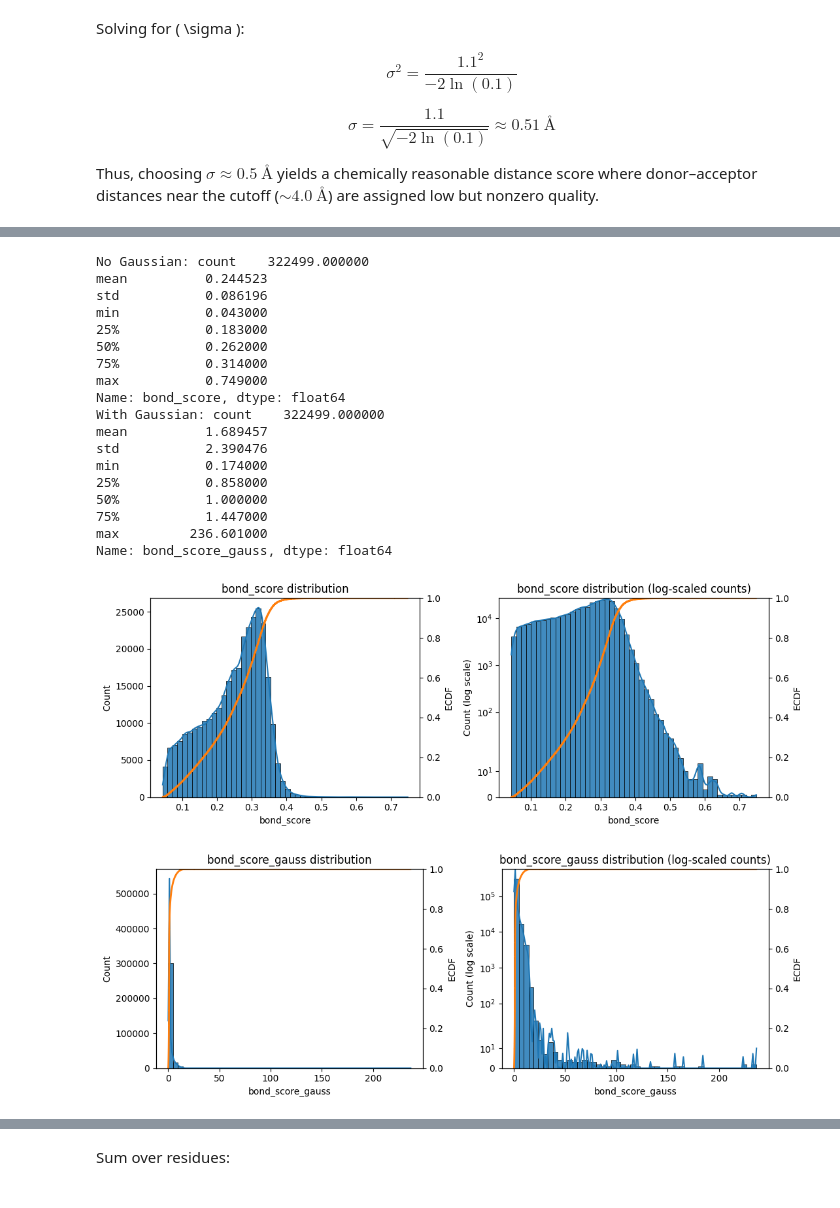
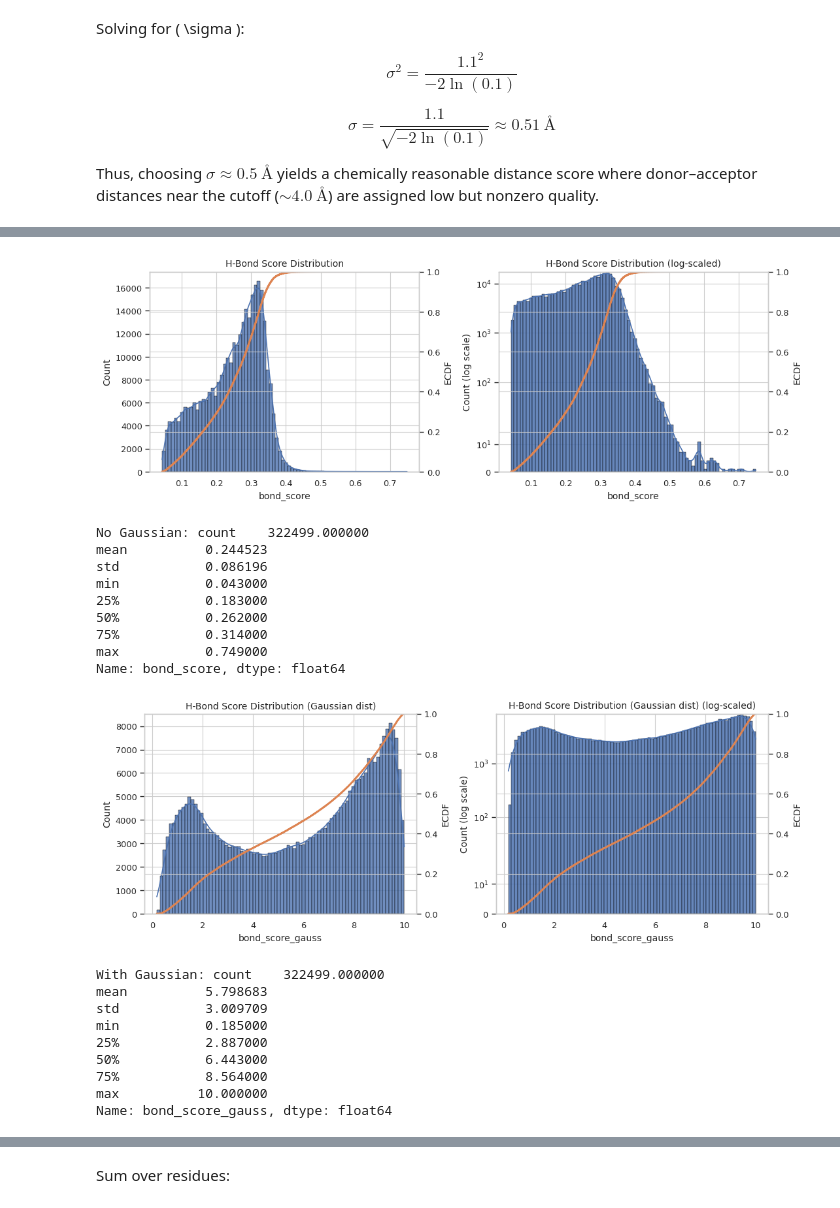
Before and after one commit to fatemeh-moghaddam/kinodata-3D-affinity-prediction, a Jupyter notebook: prob/interactions/interaction_scores.ipynb, the cells around one changed output, grey strips where cells are left out. Cells and saved outputs as stored; diff of their text form; code cells hidden in the pictures.

Commit message:
up to gaussian sd score

```diff
--- a/prob/interactions/interaction_scores.ipynb
+++ b/prob/interactions/interaction_scores.ipynb
@@ -32,11 +28,11 @@ print(os.getcwd())
 # %% [markdown]
 # Loading Data
 # %%
-interactions_dir = _ROOT / "data" / "plip_kinodata3d" / "processed"
+interactions_dir = _DATA_DIR / "plip_kinodata3d" / "processed"
 interaction_names = ["halogen_bonds", "hydrogen_bonds", "hydrophobic_interactions", "pi_stacking", "salt_bridges"]
 
-mapping = pd.read_csv(_ROOT / "data" / "ident_to_activity_id.csv")
-mapping.rename(columns={"activities.activity_id": "activity_id"}, inplace=True)
+
+mapping = load_ident_activity_mapping()
 
 # halogen_bonds_df = pd.read_csv(interactions_dir / "halogen_bonds.csv")
 hydrogen_bonds_df = pd.read_csv(interactions_dir / "hydrogen_bonds.csv")
@@ -396,3 +137,6 @@ hydrogen_bonds_df.head()
 # %% [markdown]
 - The column to use as $d$ is `DIST_D-A` $\rightarrow$ do I wanna incorporate `DIST_H-A` too? How? A weighted sum maybe?
 - The column to use as $\theta$ is `DON_ANGLE`
+# %%
+save_dir = _DATA_DIR / "probing/helpers/intr_scores"
+save_dir
@@ -632,11 +383,15 @@ donor–acceptor distances near the cutoff ($\sim 4.0\ \text{Å}$) are assigned
 # d_star = hydrogen_bonds_df["DIST_D-A"].mode()[0]
 d_star = 2.9
 sigma = 0.51
+score_min = 1.0   # tail floor (set >0)
+score_max = 10.0  # ideal-distance score
 
 d = hydrogen_bonds_df["DIST_D-A"].to_numpy(dtype=float)
 
 hydrogen_bonds_df["s_d_gauss"] = np.exp(-((d - d_star) ** 2) / (2 * sigma ** 2))
 
-plot_dist_with_log(hydrogen_bonds_df, "s_d_gauss", bins=50, kde=True, show_ecdf=True)
+plot_dist_with_log(hydrogen_bonds_df, col = "s_d_gauss", title = "Distribution of D-A Distance Transformed to a Gaussian Around 2.9"
+                   , kde=True, show_ecdf=True,
+                   save_path = save_dir/"s_d_gauss_dist_hbond.png")
 print(hydrogen_bonds_df["s_d_gauss"].describe())
 # %% [output]
@@ -660,0 +408,3 @@ s_d_clipped = np.clip(hydrogen_bonds_df["DIST_D-A"]-D_MAX, 0.0, 1.0)
+# %%
+hydrogen_bonds_df["s_d_gauss_scaled"] = score_min + (score_max - score_min) * hydrogen_bonds_df["s_d_gauss"]
+hydrogen_bonds_df["s_d_gauss_scaled"].describe()
@@ -661,40 +430,42 @@ s_d_clipped = np.clip(hydrogen_bonds_df["DIST_D-A"]-D_MAX, 0.0, 1.0)
 # %%
 # Old score
 # hydrogen_bonds_df["bond_score"] = (round(s_d(d = hydrogen_bonds_df["DIST_D-A"], lam_d = lam_d) *
 #                                   s_theta(theta = hydrogen_bonds_df["DON_ANGLE"], lam_theta=lam_theta), 3))
 
 # New score
 
 hydrogen_bonds_df["bond_score"] = (round(hydrogen_bonds_df["cos_angle"] / hydrogen_bonds_df["DIST_D-A"], 3))
-hydrogen_bonds_df["bond_score_gauss"] = (round(hydrogen_bonds_df["cos_angle"] / hydrogen_bonds_df["s_d_gauss"], 3))
+hydrogen_bonds_df["bond_score_gauss"] = (round(hydrogen_bonds_df["cos_angle"] * hydrogen_bonds_df["s_d_gauss_scaled"], 3))
 # hydrogen_bonds_df[["DIST_D-A", "DON_ANGLE", "bond_score"]].head(10)
-plot_dist_with_log(hydrogen_bonds_df, "bond_score", bins=50, kde=True, show_ecdf=True)
+plot_dist_with_log(hydrogen_bonds_df, col = "bond_score", title="H-Bond Score Distribution", kde=True, show_ecdf=True,
+                    save_path = save_dir/"hbond_score_dist.png")
 print(f"No Gaussian: {hydrogen_bonds_df['bond_score'].describe()}")
 
 
-plot_dist_with_log(hydrogen_bonds_df, "bond_score_gauss", bins=50, kde=True, show_ecdf=True)
+plot_dist_with_log(hydrogen_bonds_df, col = "bond_score_gauss", title="H-Bond Score Distribution (Gaussian dist)", kde=True, show_ecdf=True,
+                    save_path = save_dir/"hbond_score_gauss_dist.png")
 print(f"With Gaussian: {hydrogen_bonds_df['bond_score_gauss'].describe()}")
 # %% [output]
+[figure, new version]
 No Gaussian: count    322499.000000
 mean          0.244523
 std           0.086196
 min           0.043000
 25%           0.183000
 50%           0.262000
 75%           0.314000
 max           0.749000
 Name: bond_score, dtype: float64
-With Gaussian: count    322499.000000
-mean          1.689457
-std           2.390476
-min           0.174000
-25%           0.858000
-50%           1.000000
-75%           1.447000
-max         236.601000
-Name: bond_score_gauss, dtype: float64
-[figure, old version]
-[figure, old version]
+[figure, new version]
+With Gaussian: count    322499.000000
+mean          5.798683
+std           3.009709
+min           0.185000
+25%           2.887000
+50%           6.443000
+75%           8.564000
+max          10.000000
+Name: bond_score_gauss, dtype: float64
 # %%
 print(len(hydrogen_bonds_df))
 hydrogen_bonds_df.head()
```
Also changed, not shown: parts of 31 cells of this notebook.
